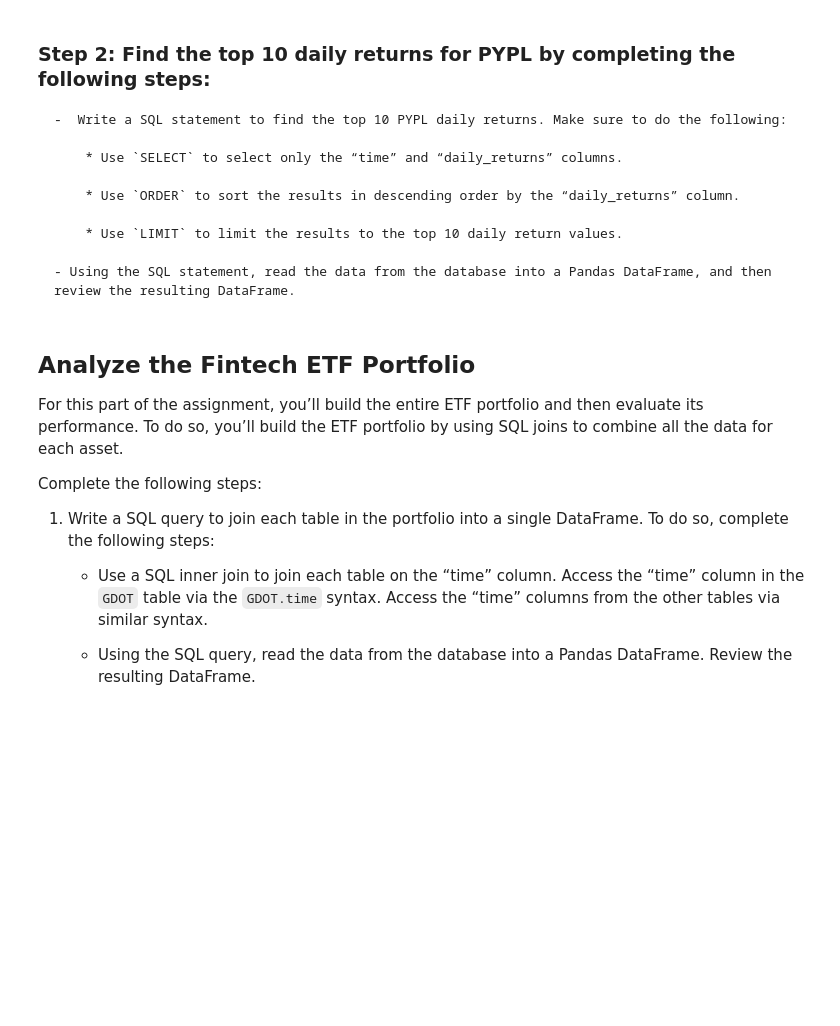
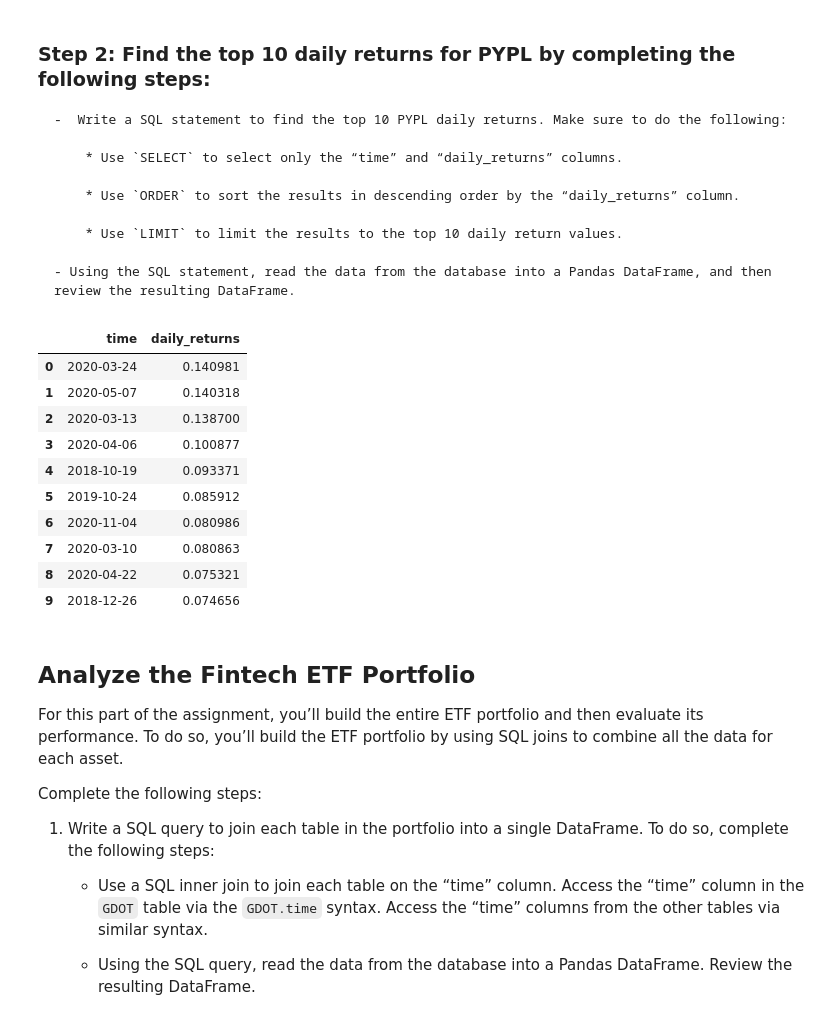
Before and after one commit to n8patterson/etf_analysis, a Jupyter notebook: etf_analyzer.ipynb, the cells around one changed output. Drawn from its saved outputs; the diff is of its cells as text; code cells hidden in the pictures; blank space fills up the shorter version.

```diff
--- a/etf_analyzer.ipynb
+++ b/etf_analyzer.ipynb
@@ -261,13 +286,33 @@ pypl_higher_than_200 = # YOUR CODE HERE
 # %%
 # Write a SQL SELECT statement to select the time and daily_returns columns
 # Sort the results in descending order and return only the top 10 return values
-query = # YOUR CODE HERE
+query = """
+SELECT time, daily_returns
+FROM PYPL
+ORDER BY daily_returns DESC
+LIMIT 10
+"""
 
 # Using the query, read the data from the database into a Pandas DataFrame
-pypl_top_10_returns = # YOUR CODE HERE
+pypl_top_10_returns = pd.read_sql_query(query, con=engine)
+
+# Clean up the time column to only date data as these are daily values.
+pypl_top_10_returns['time'] = pypl_top_10_returns['time'].astype('datetime64[s]')
 
 # Review the resulting DataFrame
-# YOUR CODE HERE
+pypl_top_10_returns
+# %% [output]
+|  | time | daily_returns |
+| 0 | 2020-03-24 | 0.140981 |
+| 1 | 2020-05-07 | 0.140318 |
+| 2 | 2020-03-13 | 0.138700 |
+| 3 | 2020-04-06 | 0.100877 |
+| 4 | 2018-10-19 | 0.093371 |
+| 5 | 2019-10-24 | 0.085912 |
+| 6 | 2020-11-04 | 0.080986 |
+| 7 | 2020-03-10 | 0.080863 |
+| 8 | 2020-04-22 | 0.075321 |
+| 9 | 2018-12-26 | 0.074656 |
 # %% [markdown]
 ## Analyze the Fintech ETF Portfolio
 
```
Also changed, not shown: parts of 2 cells of this notebook.
